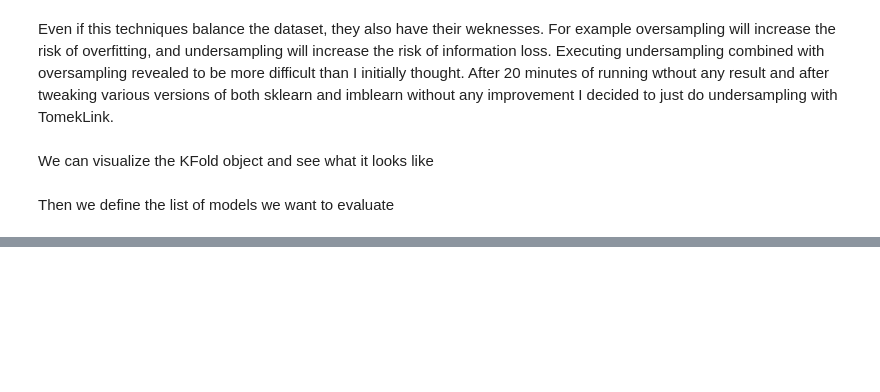
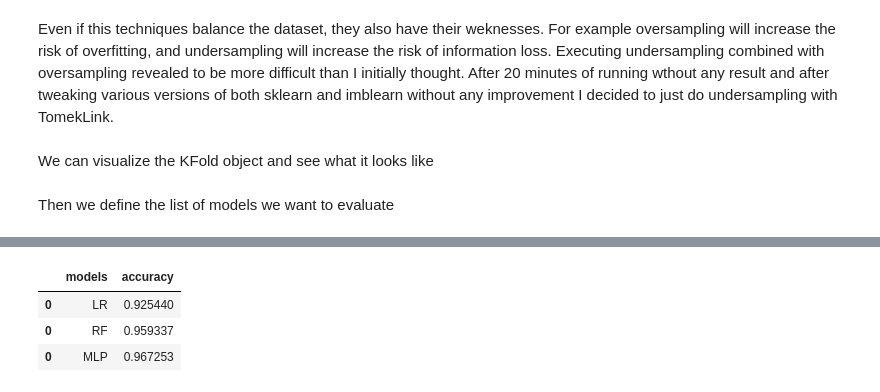
Before and after one commit to mangelini/fraud-detection-ml, a Jupyter notebook: project.ipynb, the cells around one changed output, grey strips where cells are left out. Drawn from its saved outputs; the diff is of its cells as text; code cells hidden in the pictures; blank space fills up the shorter version.

```diff
--- a/project.ipynb
+++ b/project.ipynb
@@ -424,0 +434,29 @@ Avarage f1:  0.9551794177386596
+# %%
+def create_baseline():
+	# create model
+	model = tf.keras.Sequential()
+	model.add(tf.keras.layers.Dense(11, input_shape=(11,), activation='relu')) # input layer
+	model.add(tf.keras.layers.Dense(100, activation="relu"))
+	model.add(tf.keras.layers.Dense(1, activation='sigmoid')) # output layer
+	# Compile model
+	model.compile(loss='binary_crossentropy', optimizer='adam', metrics=['accuracy'])
+	return model
+# %%
+models = {
+    "LR": LogisticRegression(max_iter=300),
+    "RF": RandomForestClassifier(max_depth=4, n_estimators=100),
+    "MLP": KerasClassifier(model=create_baseline(), epochs=30),
+}
+
+kfold = StratifiedKFold(n_splits=10, shuffle=True)
+scoring = {'acc': 'accuracy',
+           'prec_macro': 'precision_macro',
+           'rec_micro': 'recall_macro'}
+# %%
+final_scores = pd.DataFrame()
+for name, model in models.items():
+    print(f'Training Model {name} \n--------------')
+    # This scores are for each fold
+    scores = cross_validate(model, X, y, scoring=scoring,
+                         cv=10, return_train_score=True)
+    final_scores = pd.concat([final_scores, pd.DataFrame([{"models": name, "accuracy": scores['test_acc'].mean()}])])
@@ -425,2 +481,10 @@ Avarage f1:  0.9551794177386596
+# %%
+# plot results
+final_scores
+# %% [output]
+|  | models | accuracy |
+| 0 | LR | 0.925440 |
+| 0 | RF | 0.959337 |
+| 0 | MLP | 0.967253 |
 # %%
 # prepare test set
```
Also changed, not shown: parts of 16 cells of this notebook.
